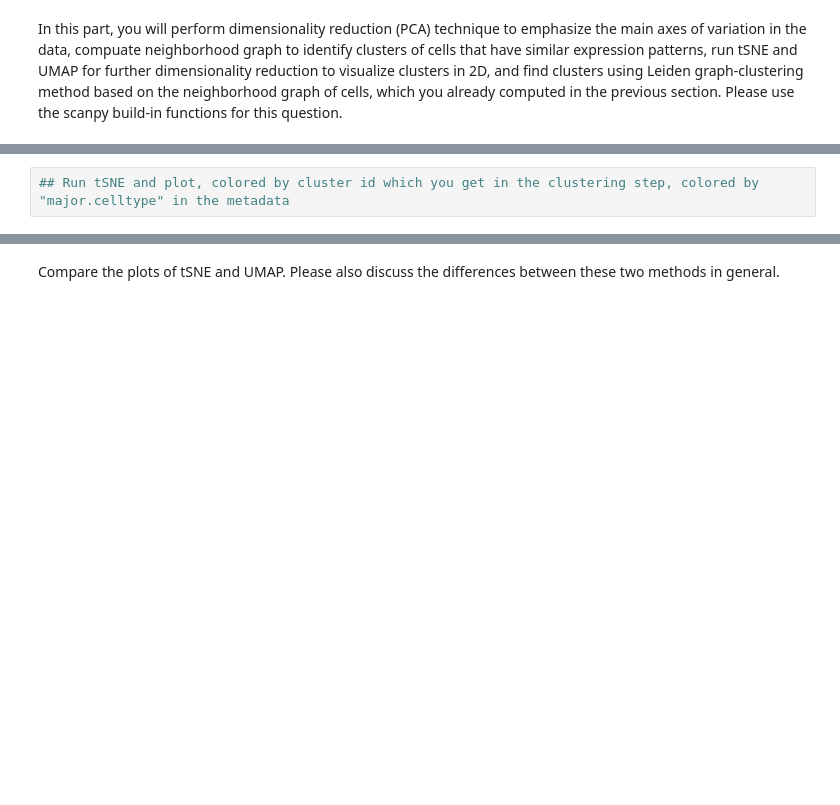
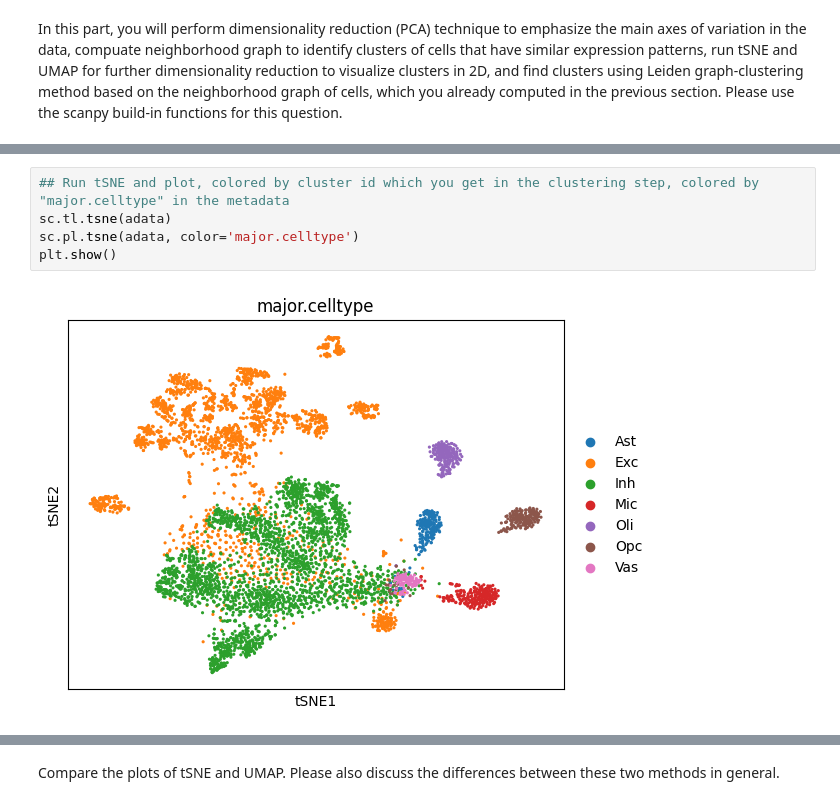
Before and after one commit to natnj/NJ-projects-pub, a Jupyter notebook: MLCB_Homework_4_NJ.ipynb, the cells around one changed output, grey strips where cells are left out. Saved outputs shown, nothing was run; the diff lists cells and outputs as text; blank space fills up the shorter version.

```diff
--- a/MLCB_Homework_4_NJ.ipynb
+++ b/MLCB_Homework_4_NJ.ipynb
@@ -81,4 +118,9 @@ In this part, you will perform dimensionality reduction (PCA) technique to empha
 # %%
 ## Run tSNE and plot, colored by cluster id which you get in the clustering step, colored by "major.celltype" in the metadata
+sc.tl.tsne(adata)
+sc.pl.tsne(adata, color='major.celltype')
+plt.show()
+# %% [output]
+[figure, added]
 # %%
 ## Run UMAP and plot, colored by cluster id which you get in the clustering step, colored by "major.celltype" in the metadata
```
Also changed, not shown: parts of 13 cells of this notebook.
